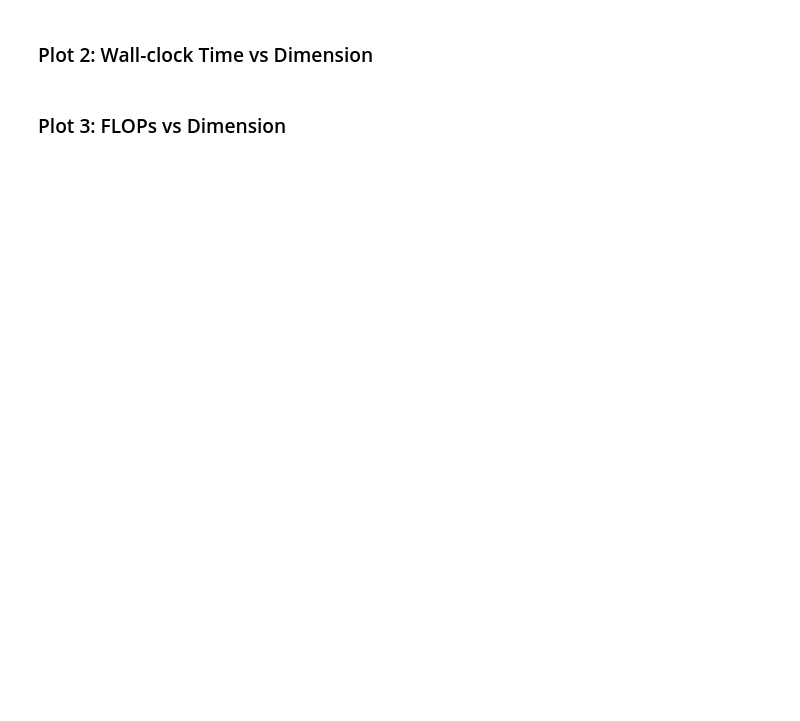
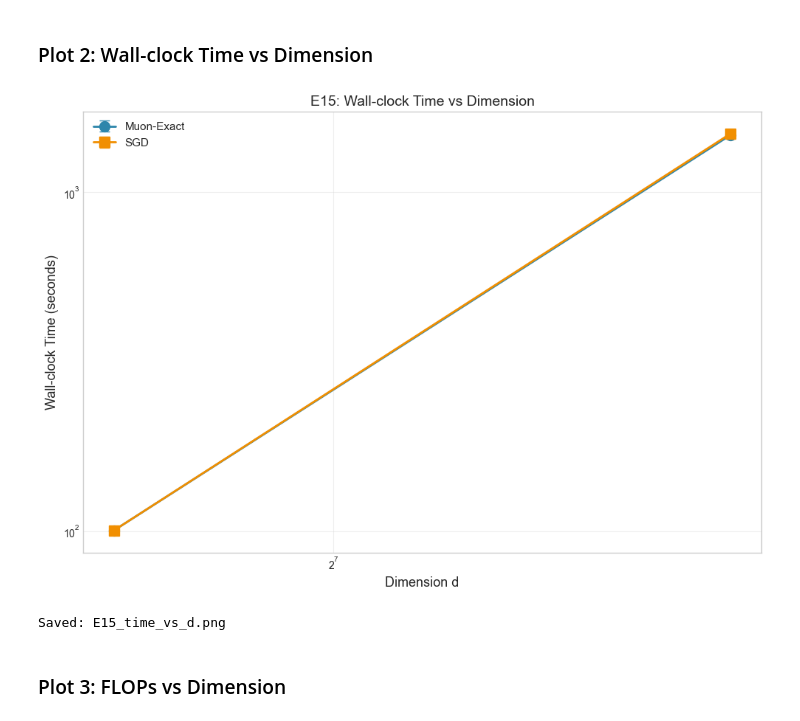
Before and after one commit to TianyangLiu-Work/muonexperiment, a Jupyter notebook: analysis_report/E15_report.ipynb, the cells around one changed output. Cells and saved outputs as stored; diff of their text form; code cells hidden in the pictures; blank space fills up the shorter version.

```diff
--- a/analysis_report/E15_report.ipynb
+++ b/analysis_report/E15_report.ipynb
@@ -27,7 +207,32 @@ fig, ax = plt.subplots(figsize=(10, 7))dims = sorted(df.d.unique())muon_k = [df[
 # %% [markdown]
 ### Plot 2: Wall-clock Time vs Dimension
 # %%
-fig, ax = plt.subplots(figsize=(10, 7))muon_t = [df[(df['algo'] == 'Muon-Exact') & (df['d'] == d)]['time_s'].mean() for d in dims]sgd_t = [df[(df['algo'] == 'SGD') & (df['d'] == d)]['time_s'].mean() for d in dims]muon_t_std = [df[(df['algo'] == 'Muon-Exact') & (df['d'] == d)]['time_s'].std() for d in dims]sgd_t_std = [df[(df['algo'] == 'SGD') & (df['d'] == d)]['time_s'].std() for d in dims]ax.errorbar(dims, muon_t, yerr=muon_t_std, fmt='-o', color=COLORS['Muon-Exact'],            markersize=10, linewidth=2, capsize=5, label='Muon-Exact')ax.errorbar(dims, sgd_t, yerr=sgd_t_std, fmt='-s', color=COLORS['SGD'],            markersize=10, linewidth=2, capsize=5, label='SGD')ax.set_xlabel('Dimension d', fontsize=13)ax.set_ylabel('Wall-clock Time (seconds)', fontsize=13)ax.set_title('E15: Wall-clock Time vs Dimension', fontsize=14)ax.set_xscale('log', base=2)ax.set_yscale('log')ax.legend(fontsize=11)ax.grid(alpha=0.3)plt.tight_layout()plt.savefig('E15_time_vs_d.png', dpi=150, bbox_inches='tight')plt.show()print('Saved: E15_time_vs_d.png')
+fig, ax = plt.subplots(figsize=(10, 7))
+
+muon_t = [df[(df['algo'] == 'Muon-Exact') & (df['d'] == d)]['time_s'].mean() for d in dims]
+sgd_t = [df[(df['algo'] == 'SGD') & (df['d'] == d)]['time_s'].mean() for d in dims]
+muon_t_std = [df[(df['algo'] == 'Muon-Exact') & (df['d'] == d)]['time_s'].std() for d in dims]
+sgd_t_std = [df[(df['algo'] == 'SGD') & (df['d'] == d)]['time_s'].std() for d in dims]
+
+ax.errorbar(dims, muon_t, yerr=muon_t_std, fmt='-o', color=COLORS['Muon-Exact'],
+            markersize=10, linewidth=2, capsize=5, label='Muon-Exact')
+ax.errorbar(dims, sgd_t, yerr=sgd_t_std, fmt='-s', color=COLORS['SGD'],
+            markersize=10, linewidth=2, capsize=5, label='SGD')
+
+ax.set_xlabel('Dimension d', fontsize=13)
+ax.set_ylabel('Wall-clock Time (seconds)', fontsize=13)
+ax.set_title('E15: Wall-clock Time vs Dimension', fontsize=14)
+ax.set_xscale('log', base=2)
+ax.set_yscale('log')
+ax.legend(fontsize=11)
+ax.grid(alpha=0.3)
+plt.tight_layout()
+plt.savefig('E15_time_vs_d.png', dpi=150, bbox_inches='tight')
+plt.show()
+print('Saved: E15_time_vs_d.png')
+# %% [output]
+[figure, added]
+Saved: E15_time_vs_d.png
 # %% [markdown]
 ### Plot 3: FLOPs vs Dimension
 # %%
```
Also changed, not shown: parts of 7 cells of this notebook, 20 other files.
